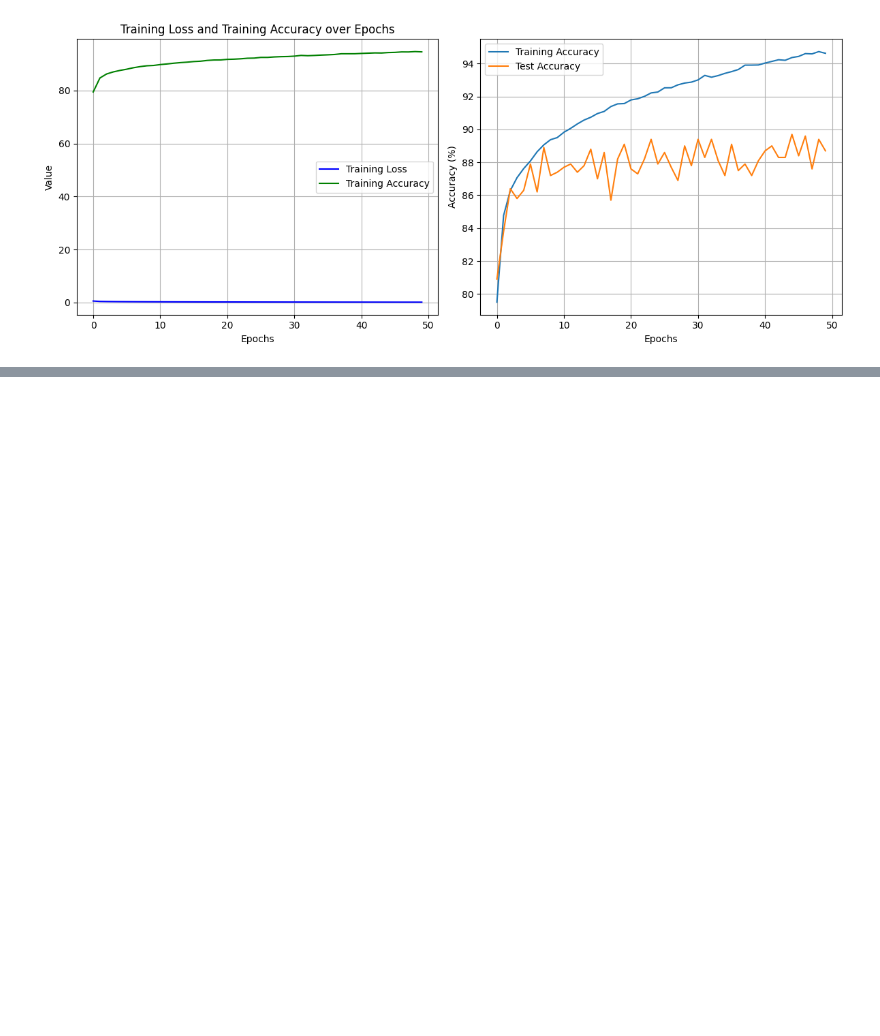
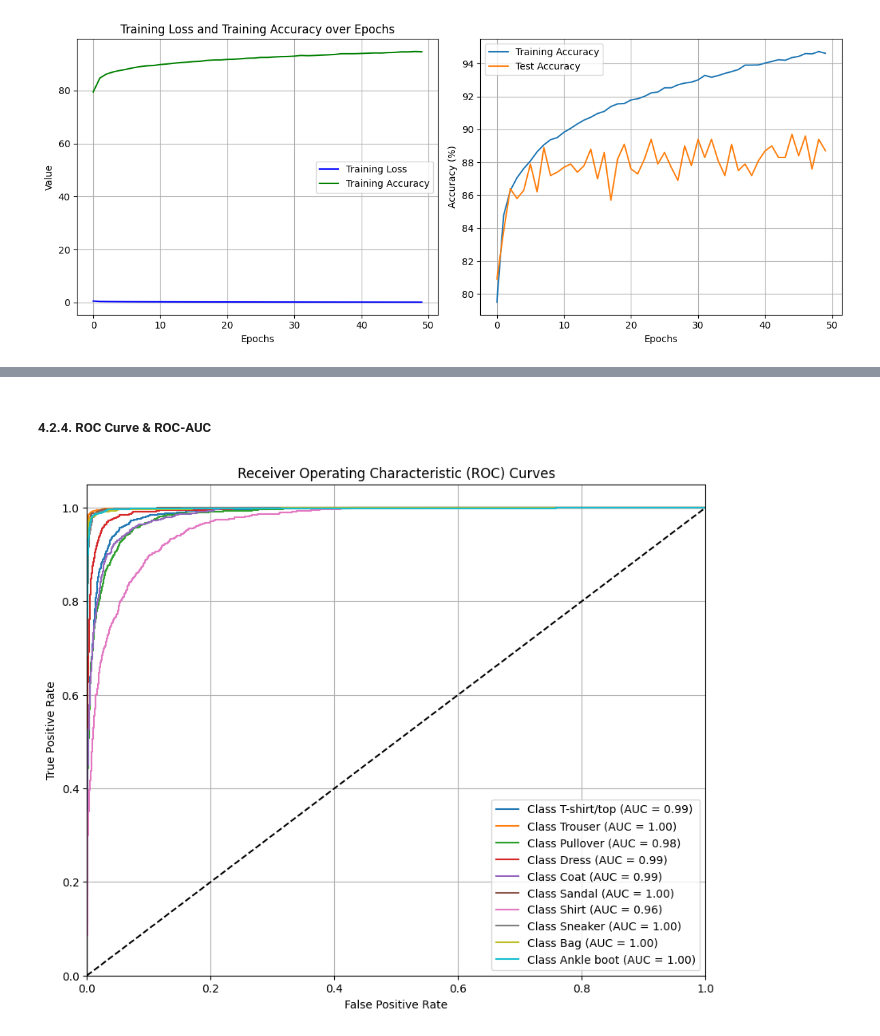
Before and after one commit to Shifali1094/Neural-Network-From-Scratch, a Jupyter notebook: NeuralNetwork.ipynb, the cells around one changed output, grey strips where cells are left out. Drawn from its saved outputs; the diff is of its cells as text; code cells hidden in the pictures; blank space fills up the shorter version.

```diff
--- a/NeuralNetwork.ipynb
+++ b/NeuralNetwork.ipynb
@@ -771,0 +808,28 @@ Most common misclassifications:
+# %% [markdown]
+##### **4.2.4. ROC Curve & ROC-AUC**
+# %%
+# ROC Curve & ROC-AUC
+# ROC
+from sklearn.metrics import roc_curve, auc
+from sklearn.preprocessing import label_binarize
+y_test_binarized = label_binarize(y_test, classes=np.arange(10))
+fpr = dict()
+tpr = dict()
+roc_auc = dict()
+for i in range(10):
+    fpr[i], tpr[i], _ = roc_curve(y_test_binarized[:, i], all_test_predictions[:, i])
+    roc_auc[i] = auc(fpr[i], tpr[i])
+plt.figure(figsize=(10, 8))
+for i in range(10):
+    plt.plot(fpr[i], tpr[i], label=f'Class {class_names[i]} (AUC = {roc_auc[i]:.2f})')
+plt.plot([0, 1], [0, 1], 'k--')  # Diagonal line
+plt.xlim([0.0, 1.0])
+plt.ylim([0.0, 1.05])
+plt.xlabel('False Positive Rate')
+plt.ylabel('True Positive Rate')
+plt.title('Receiver Operating Characteristic (ROC) Curves')
+plt.legend(loc='lower right')
+plt.grid()
+plt.show()
+# %% [output]
+[figure, added]
```
Also changed, not shown: parts of 9 cells of this notebook, 1 other file.
